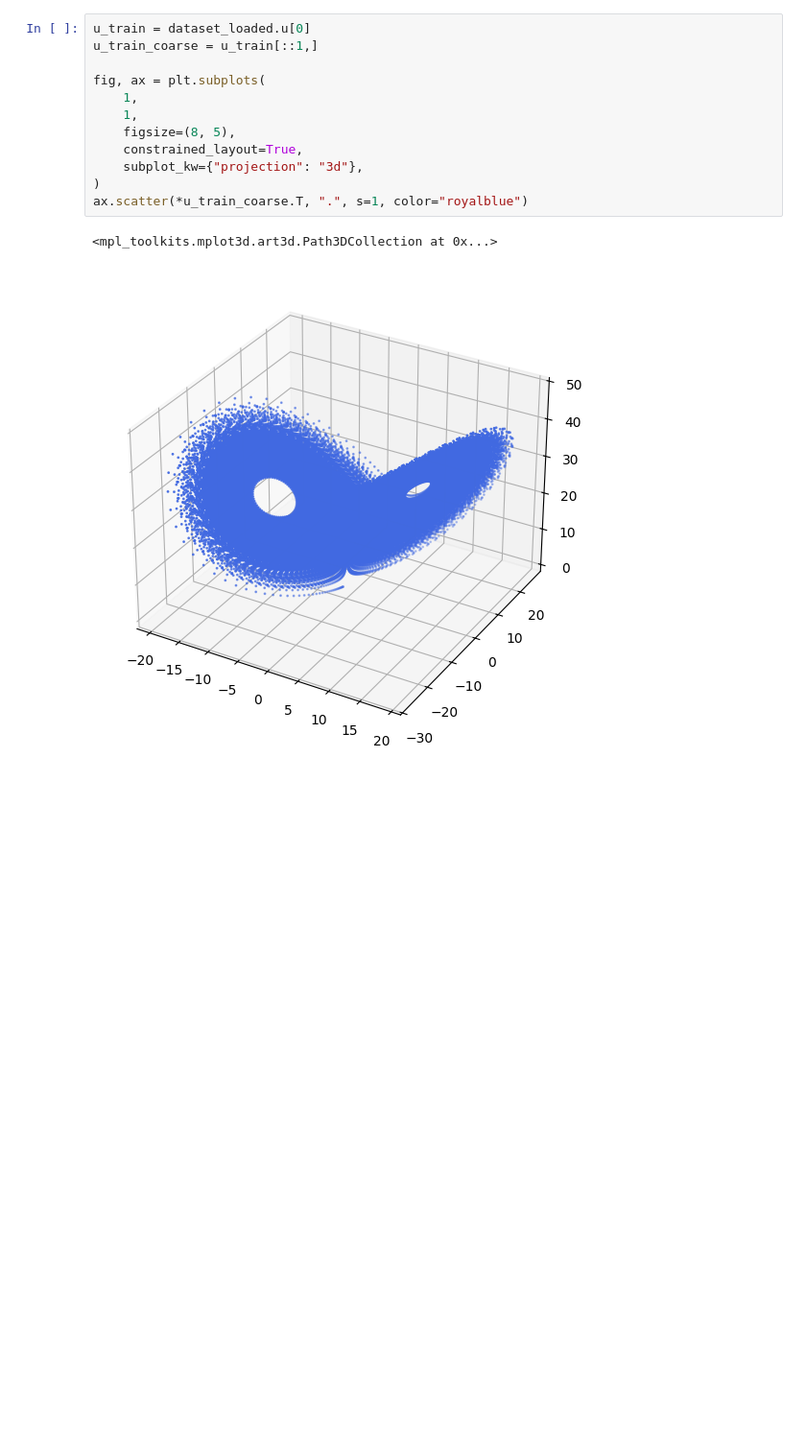
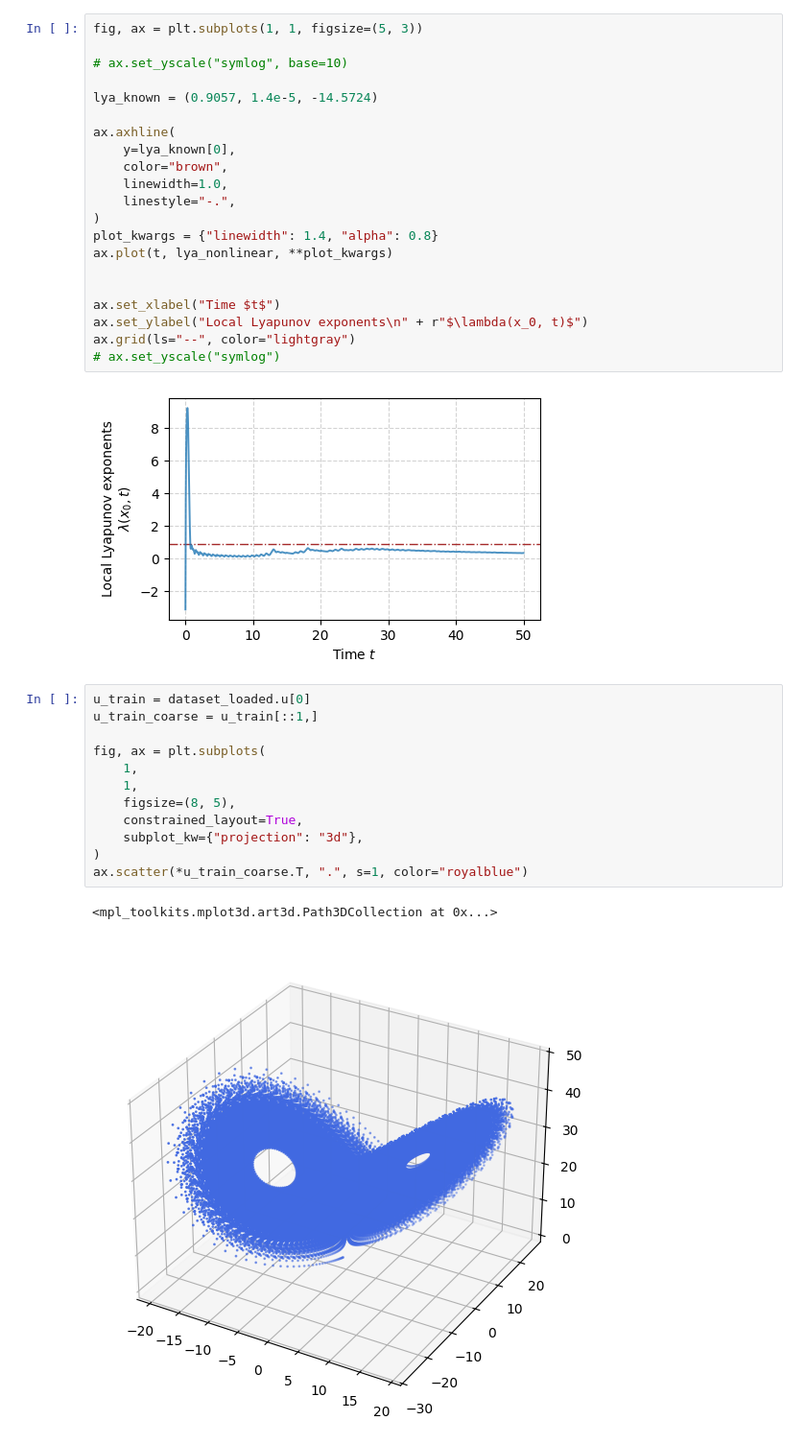
Before and after one commit to Jhko725/sandbox, a Jupyter notebook: local_predictability.ipynb, the cells around one changed output. Shown at 96% size. Saved outputs shown, nothing was run; the diff lists cells and outputs as text; blank space fills up the shorter version.

```diff
--- a/local_predictability.ipynb
+++ b/local_predictability.ipynb
@@ -290,3 +98,26 @@ axes[0].set_yscale("log", base=10)
+# %%
+fig, ax = plt.subplots(1, 1, figsize=(5, 3))
+
+# ax.set_yscale("symlog", base=10)
+
+lya_known = (0.9057, 1.4e-5, -14.5724)
+
+ax.axhline(
+    y=lya_known[0],
+    color="brown",
+    linewidth=1.0,
+    linestyle="-.",
+)
+plot_kwargs = {"linewidth": 1.4, "alpha": 0.8}
+ax.plot(t, lya_nonlinear, **plot_kwargs)
+
+
+ax.set_xlabel("Time $t$")
+ax.set_ylabel("Local Lyapunov exponents\n" + r"$\lambda(x_0, t)$")
+ax.grid(ls="--", color="lightgray")
+# ax.set_yscale("symlog")
+# %% [output]
+[figure, added]
 # %%
 u_train = dataset_loaded.u[0]
 u_train_coarse = u_train[::1,]
```
Also changed, not shown: parts of 35 cells of this notebook, 3 other files.
